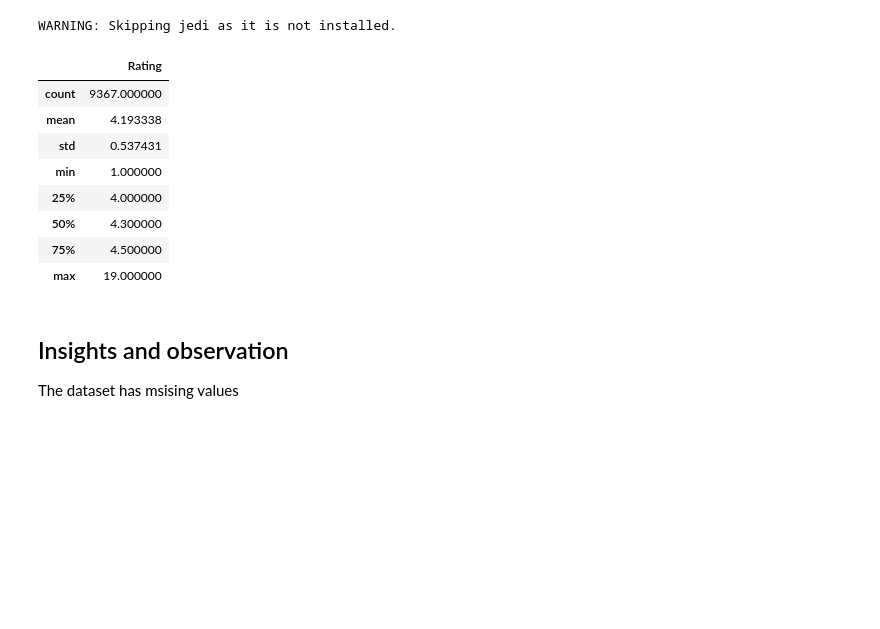
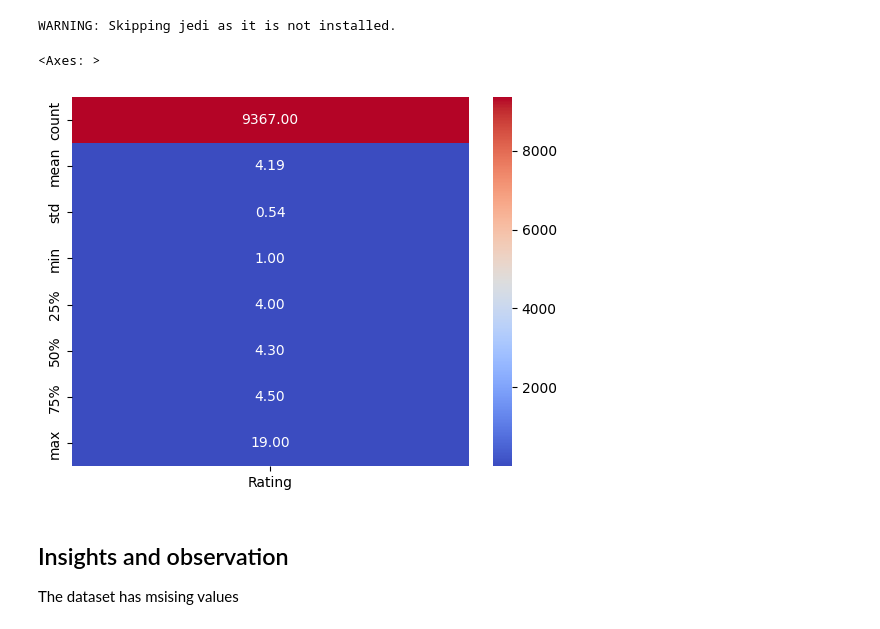
Before and after one commit to svgoudar/data_science_tutorial, a Jupyter notebook: ML/2.EDA/3.0-EDA+And+FE+Google+Playstore.ipynb, the cells around one changed output. Cells and saved outputs as stored; diff of their text form; code cells hidden in the pictures; blank space fills up the shorter version.

```diff
--- a/ML/2.EDA/3.0-EDA+And+FE+Google+Playstore.ipynb
+++ b/ML/2.EDA/3.0-EDA+And+FE+Google+Playstore.ipynb
@@ -67,17 +67,12 @@ WARNING: Skipping jedi as it is not installed.
 # %%
 ##Missing Values
 df.describe().style.background_gradient(cmap='Greens')
+sns.heatmap(df.describe(),annot=True, cmap='coolwarm', fmt=".2f")
+
 # df.isnull().sum()
 # %% [output]
-|  | Rating |
-| count | 9367.000000 |
-| mean | 4.193338 |
-| std | 0.537431 |
-| min | 1.000000 |
-| 25% | 4.000000 |
-| 50% | 4.300000 |
-| 75% | 4.500000 |
-| max | 19.000000 |
+<Axes: >
+[figure, added]
 # %% [markdown]
 ## Insights and observation
 The dataset has msising values
```
Also changed, not shown: parts of 49 cells of this notebook.
